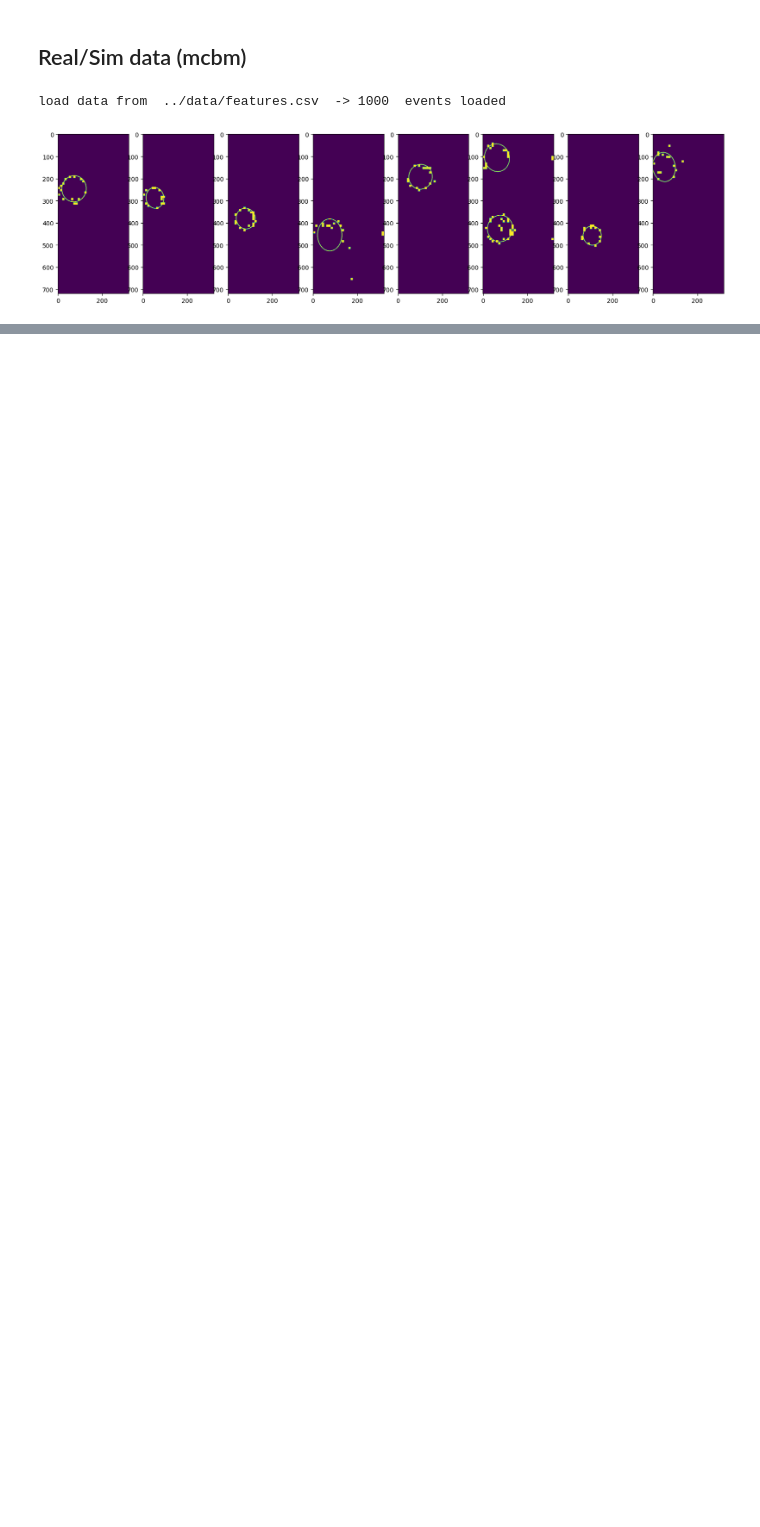
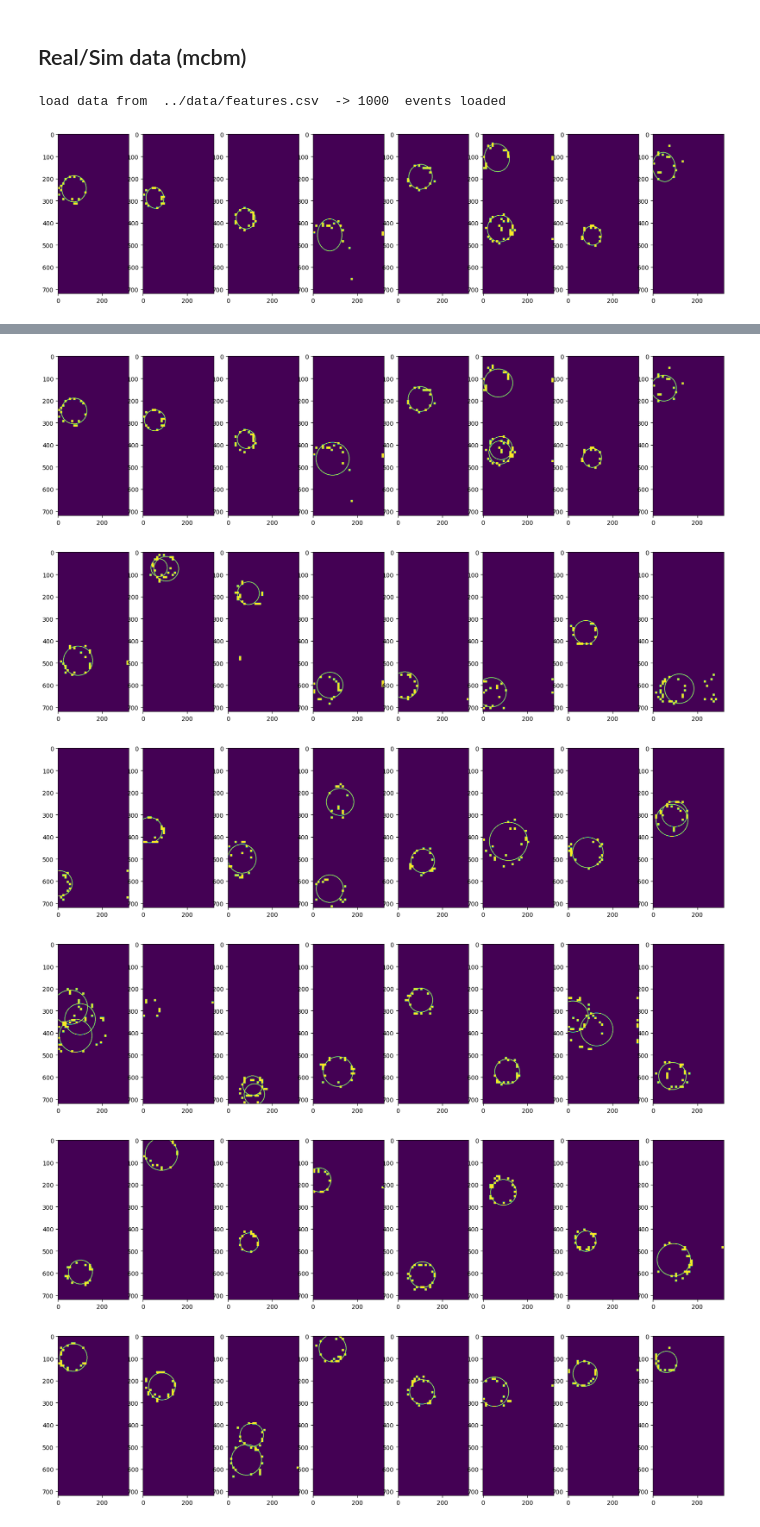
Before and after one commit to borkh/mcbm-ring-reco, a Jupyter notebook: notebooks/real_sim_data.ipynb, the cells around one changed output, grey strips where cells are left out. Drawn from its saved outputs; the diff is of its cells as text; code cells hidden in the pictures; blank space fills up the shorter version.

```diff
--- a/notebooks/real_sim_data.ipynb
+++ b/notebooks/real_sim_data.ipynb
@@ -78,0 +71,32 @@ Time for predicting 100 events: 0.2814750671386719 (0.0028147506713867188s/event
+# %%
+for i in range(pred_sim.shape[0]):
+#    fig, ax = plt.subplots(1,5)
+#    ax[0].imshow(predictions_sim[i])
+    for j in range(pred_sim[0].shape[0]):
+        ring = pred_sim[i][j].astype(int)
+        x1 = ring[1]-ring[3] - 1
+        x2 = ring[1]+ring[3] + 1
+        y1 = ring[0]-ring[2] - 1
+        y2 = ring[0]+ring[2] + 1
+
+        if x1 < 0: x1 = 0
+        if y1 < 0: y1 = 0
+        if x2 > sim_x.shape[1]: x2 = sim_x.shape[1]
+        if y2 > sim_x.shape[2]: y2 = sim_x.shape[2]
+
+        crop = sim_x[i][x1:x2,y1:y2]
+
+        if len(np.where(crop == 1)[0]) < 5:
+            pred_sim[i][j] = np.zeros(5)
+
+#            ax[j+1].imshow(crop)
+#    plt.show()
+filtered_predictions_sim = np.array([plot_single_event(sim_x[i], pred_sim[i]) for  i in range(sim_x.shape[0])])
+display_images(1, 8, filtered_predictions_sim, 10)
+# %% [output]
+[figure, added]
+[figure, added]
+[figure, added]
+[figure, added]
+[figure, added]
+[figure, added]
```
Also changed, not shown: parts of 7 cells of this notebook, 4 other files.
